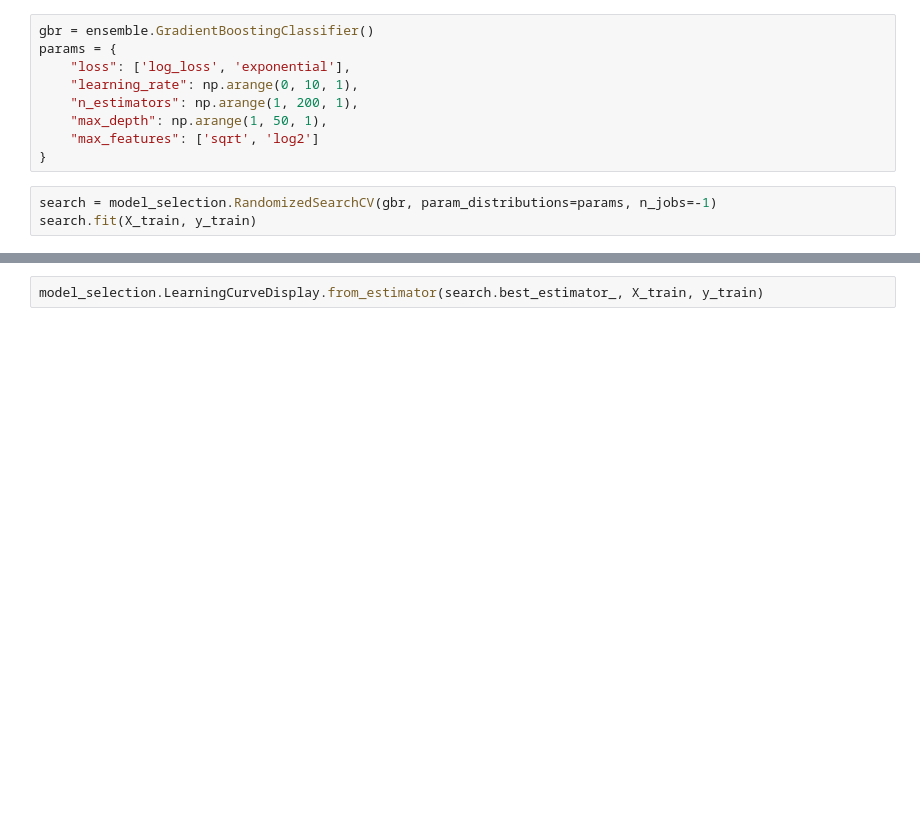
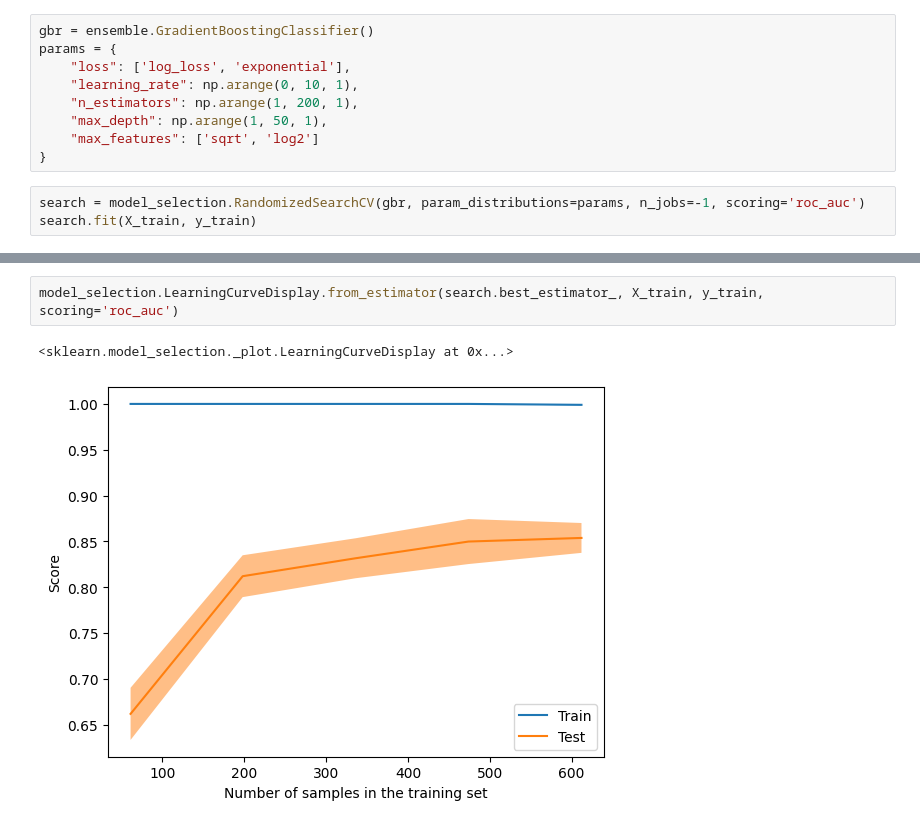
Before and after one commit to freire-guido/soy-biomarkers, a Jupyter notebook: modelado/venancio.ipynb, the cells around one changed output, grey strips where cells are left out. Cells and saved outputs as stored; diff of their text form; blank space fills up the shorter version.

```diff
--- a/modelado/venancio.ipynb
+++ b/modelado/venancio.ipynb
@@ -123,5 +192,5 @@ params = {
     "max_features": ['sqrt', 'log2']
 }
 # %%
-search = model_selection.RandomizedSearchCV(gbr, param_distributions=params, n_jobs=-1)
+search = model_selection.RandomizedSearchCV(gbr, param_distributions=params, n_jobs=-1, scoring='roc_auc')
 search.fit(X_train, y_train)
@@ -130,2 +217,5 @@ search.cv_results_['mean_test_score'].mean()
 # %%
-model_selection.LearningCurveDisplay.from_estimator(search.best_estimator_, X_train, y_train)
+model_selection.LearningCurveDisplay.from_estimator(search.best_estimator_, X_train, y_train, scoring='roc_auc')
+# %% [output]
+<sklearn.model_selection._plot.LearningCurveDisplay at 0x...>
+[figure, added]
```
Also changed, not shown: parts of 15 cells of this notebook.
